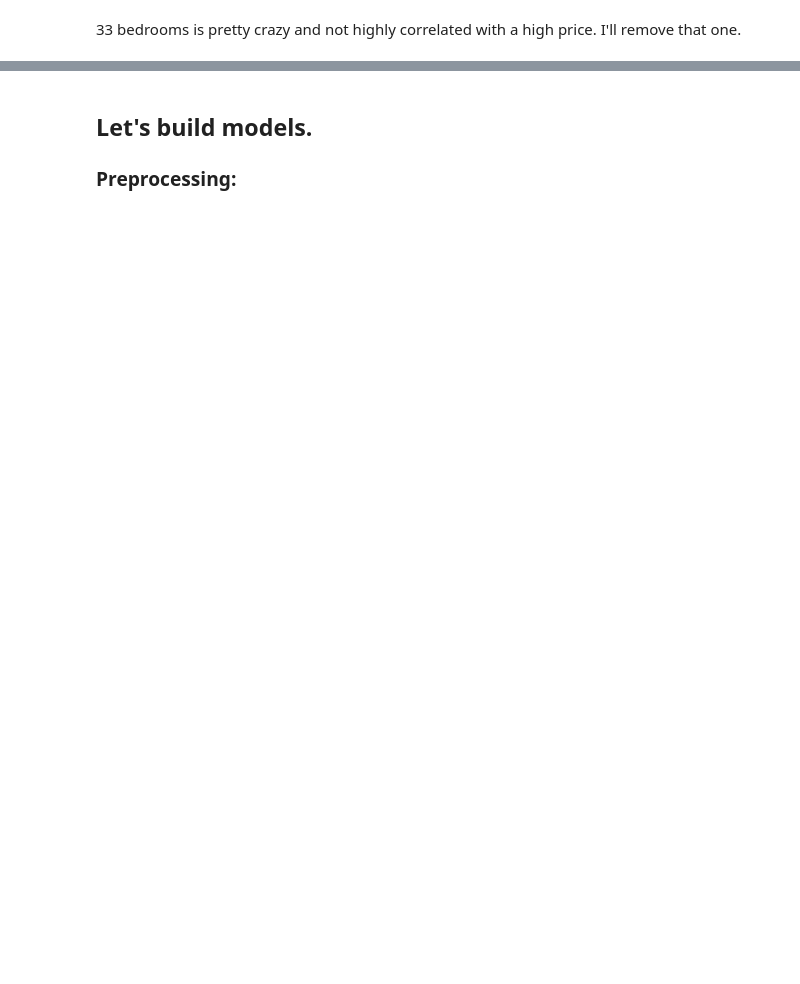
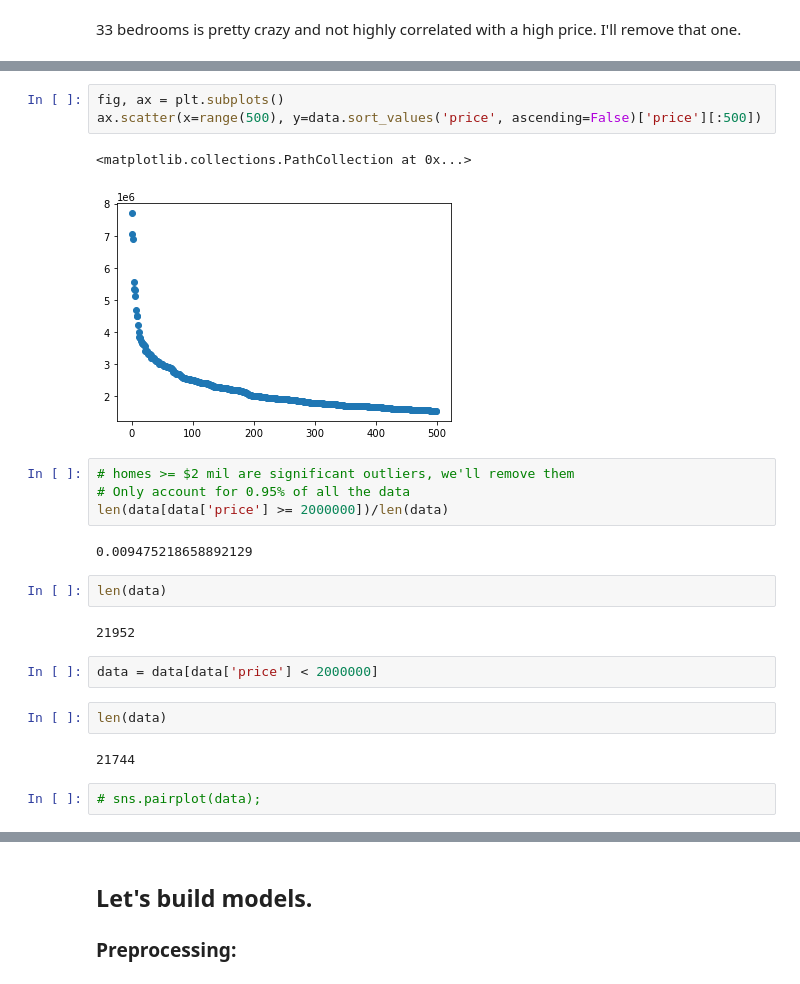
Before and after one commit to NicholasIndorf/KingCountyHousingSaleModel, a Jupyter notebook: notebooks/Nick/Project2TemplateNick.ipynb, the cells around one changed output, grey strips where cells are left out. Drawn from its saved outputs; the diff is of its cells as text; blank space fills up the shorter version.

```diff
--- a/notebooks/Nick/Project2TemplateNick.ipynb
+++ b/notebooks/Nick/Project2TemplateNick.ipynb
@@ -149,0 +245,24 @@ dtfc
+# %%
+fig, ax = plt.subplots()
+ax.scatter(x=range(500), y=data.sort_values('price', ascending=False)['price'][:500])
+# %% [output]
+<matplotlib.collections.PathCollection at 0x...>
+[figure, added]
+# %%
+# homes >= $2 mil are significant outliers, we'll remove them
+# Only account for 0.95% of all the data
+len(data[data['price'] >= 2000000])/len(data)
+# %% [output]
+0.009475218658892129
+# %%
+len(data)
+# %% [output]
+21952
+# %%
+data = data[data['price'] < 2000000]
+# %%
+len(data)
+# %% [output]
+21744
+# %%
+# sns.pairplot(data);
```
Also changed, not shown: parts of 85 cells of this notebook, 1 other file.
